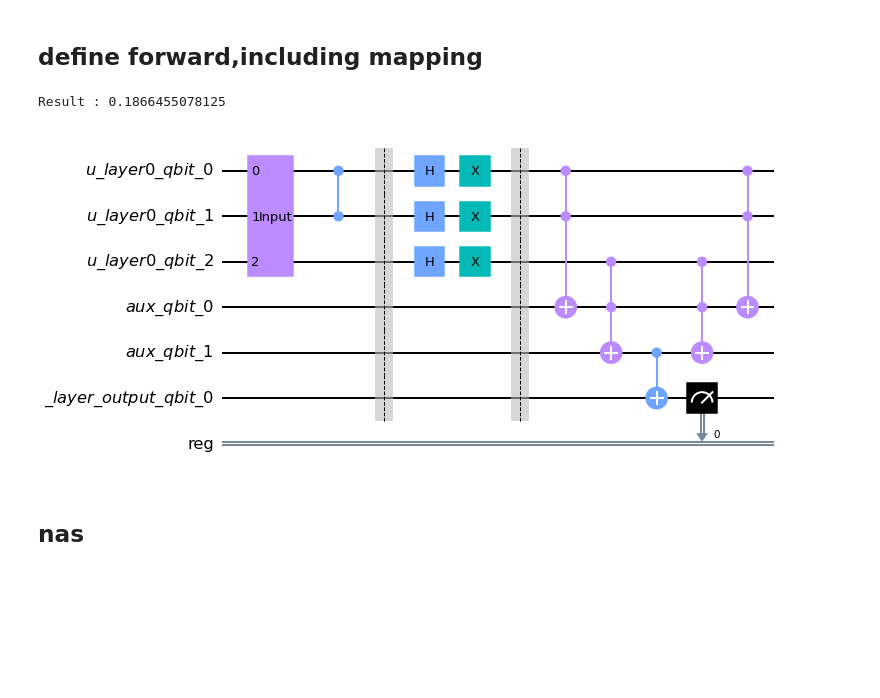
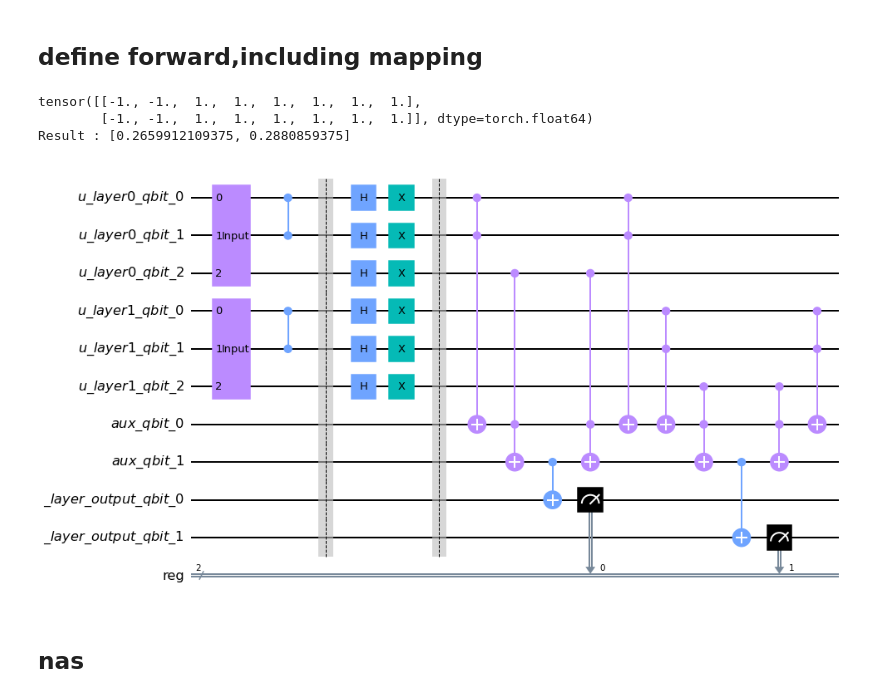
Before and after one commit to zlianghahaha/qc_pytorch, a Jupyter notebook: UNet_VQC_train_test/liang.ipynb, the cells around one changed output. Drawn from its saved outputs; the diff is of its cells as text; code cells hidden in the pictures; blank space fills up the shorter version.

Commit message:
change input data

```diff
--- a/UNet_VQC_train_test/liang.ipynb
+++ b/UNet_VQC_train_test/liang.ipynb
@@ -187,6 +185,18 @@ def sign(input,th = 0.5):
     output = input.new(input.size())
     output[input >= th] = 1
     output[input < th] = -1
+    return output
+
+def binary(input,th = 0.5):
+    output = input.new(input.size())
+    output[input >= th] = 1
+    output[input < th] = 0
+    return output
+
+def limit(input,high = 1,low = 0):
+    output = input.new(input.size())
+    output[input >= high] = high
+    output[input <= low] = low
     return output
 
 def get_traverse_weight(n):
@@ -202,10 +212,18 @@ def get_traverse_weight(n):
 # %% [markdown]
 ## generate datasets
 # %%
+init_weight = torch.tensor([[-1,-1,1,1,1,1,1,1]],dtype=torch.double)
 
 #get correct result with no error
 if is_generate_data:
-    input_data = torch.rand(input_data_num,int(math.pow(2,qubit_num)),dtype=torch.double)
+    normal_data = torch.randn(input_data_num,int(math.pow(2,qubit_num)),dtype=torch.double)
+    binary_data = torch.rand(input_data_num,int(math.pow(2,qubit_num)),dtype=torch.double)
+    binary_data = binary(binary_data)
+    data01 = normal_data /16 + 0.25
+    data02 = normal_data /16 + 0.75
+    input_data = binary_data*data01 + (1-binary_data)*data02
+    input_data = limit(input_data,1,0)
+    # input_data = torch.rand(input_data_num,int(math.pow(2,qubit_num)),dtype=torch.double)
     input_data_quantum_matrix = []
     for i in range(input_data_num):
         quantum_matrix =to_quantum_matrix(input_data[i])
@@ -217,8 +235,8 @@ if is_generate_data:
     # print(input_data_quantum_matrix)
     correct_result =torch.mm(init_weight,input_data_quantum_matrix.t())
     correct_result = correct_result*correct_result/math.pow(2,qubit_num)
-    # print(correct_result)
-    correct_result_binary = sign(correct_result.t(),threshold)
+    print(correct_result)
+    correct_result_binary = sign(correct_result.t(),0.1)
     print(correct_result_binary.t())
     torch.save(input_data, "./liang_random_data.pt")
     torch.save(correct_result_binary.view(-1), "./liang_random_target.pt")
@@ -229,7 +247,7 @@ if is_generate_data:
 def forward(circuit,quantum_matrix,weight, is_mapping = False):
     #generate u-layer
     #define your input and output number
-    u_layer = ULayerCircuit(qubit_num,1)
+    u_layer = ULayerCircuit(qubit_num,2)
     #init circuit
     #add input qubit to your circuit
     inps = u_layer.add_input_qubits(circuit)
@@ -243,45 +261,48 @@ def forward(circuit,quantum_matrix,weight, is_mapping = False):
     #add ulayer to your circuit
     u_layer.add_weight(circuit,weight,inps,quantum_matrix,aux)
 
-    ####TODO: add mapping code here ####
 
-    ############################
 
     if is_mapping:
         func(circuit,inps[0],u_layer_out_qubits,aux)
     else:
         u_layer.sum2(circuit,inps,u_layer_out_qubits,aux)
 
     #measure
-    c_reg = ClassicalRegister(1,"reg")
+    c_reg = ClassicalRegister(2,"reg")
     circuit.add_register(c_reg)
     circuit.measure(u_layer_out_qubits[0],c_reg[0])
+    circuit.measure(u_layer_out_qubits[1],c_reg[1])
+    #get the result
 
-    #get the result
     qc_shots=8192
     opt_class_prob = []
     opt_counts = my_ibmq(circuit,qc_shots,True)
     (opt_mycount,bits) = analyze(opt_counts)
     for b in range(bits):
         opt_class_prob.append(float(opt_mycount[b])/qc_shots)
-    return opt_class_prob[0]
+    return opt_class_prob
 
 
     #example of u-layer
 i = 0
 #transform input_data into u-Mat
 input_data = torch.load("./liang_random_data.pt")
 quantum_matrix =to_quantum_matrix(input_data[i])
 circuit = QuantumCircuit()
+init_weight = torch.cat((init_weight,init_weight),0)
+print(init_weight)
 prob = forward(circuit,quantum_matrix,init_weight, False)
 print("Result :",prob)
 circuit.draw('mpl',fold=50)
 
 
 ######################################################
 # %% [output]
-Result : 0.1866455078125
+tensor([[-1., -1.,  1.,  1.,  1.,  1.,  1.,  1.],
+        [-1., -1.,  1.,  1.,  1.,  1.,  1.,  1.]], dtype=torch.float64)
+Result : [0.2659912109375, 0.2880859375]
-[figure, old version]
+[figure, new version]
 # %% [markdown]
 ## nas
 # %%
```
Also changed, not shown: parts of 3 cells of this notebook, 3 other files.
